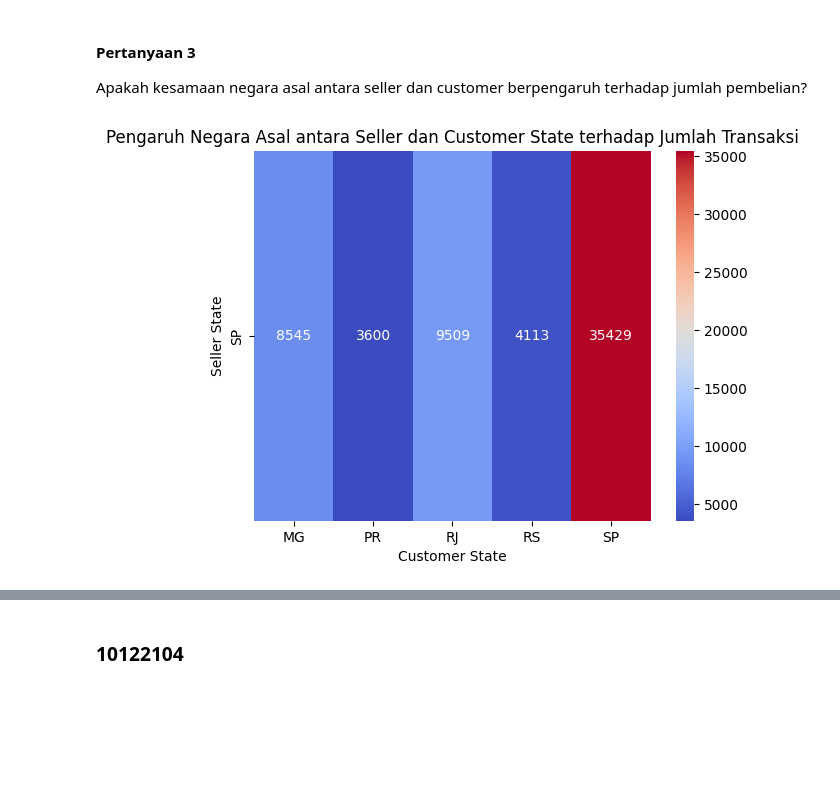
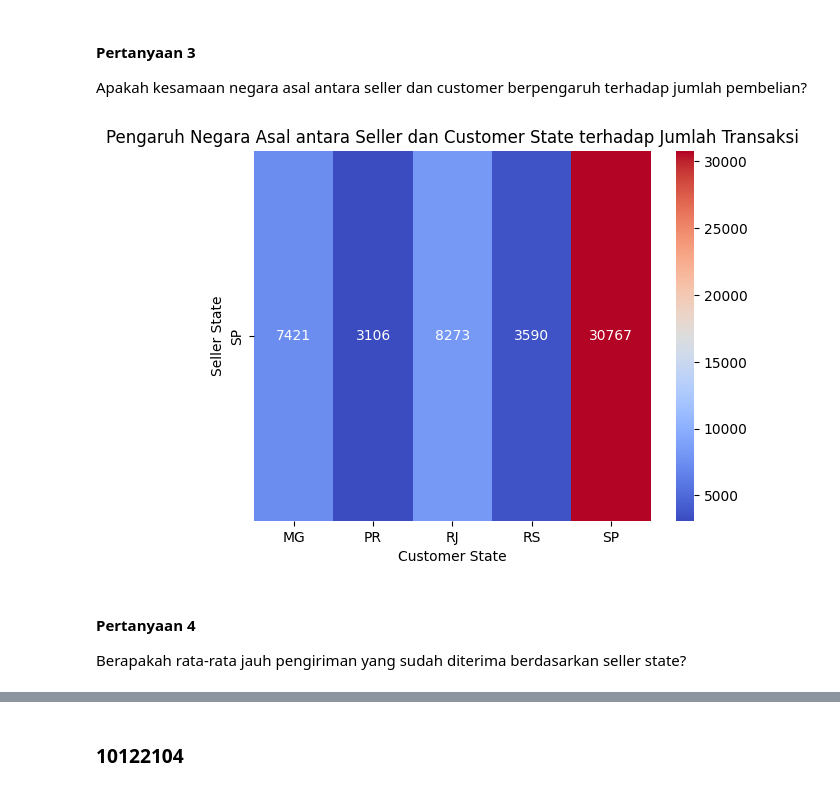
Before and after one commit to janbu12/FuzzyWuzzy, a Jupyter notebook: Tugas_Kelompok_FuzzyWuzzy.ipynb, the cells around one changed output, grey strips where cells are left out. Cells and saved outputs as stored; diff of their text form; code cells hidden in the pictures; blank space fills up the shorter version.

```diff
--- a/Tugas_Kelompok_FuzzyWuzzy.ipynb
+++ b/Tugas_Kelompok_FuzzyWuzzy.ipynb
@@ -1378,17 +1399,21 @@ Apakah kesamaan negara asal antara seller dan customer berpengaruh terhadap juml
 # %%
 orders_concat         = pd.concat([delivered_orders[delivered_orders["order_status"] != "canceled"], shipped_orders[shipped_orders['order_status'] != 'canceled']], ignore_index=True)
 orders_concat         = pd.concat([orders_concat, approved_orders[approved_orders["order_status"] != "canceled"]], ignore_index=True)
 merge_order_for_state = pd.merge(orders_concat, order_items, on='order_id', how='inner')
+merge_order_for_state.drop_duplicates(["order_id"], keep = "last", inplace = True, ignore_index = True)
 transaction_count     = merge_order_for_state.groupby(['seller_state', 'customer_state']).size().reset_index(name='transaction_count')
 top_5_transactions    = transaction_count.nlargest(5, 'transaction_count')
 heatmap_data          = top_5_transactions.pivot_table(index='seller_state', columns='customer_state', values='transaction_count')
 
 del orders_concat, merge_order_for_state, transaction_count, top_5_transactions
 
 sea.heatmap(heatmap_data, cmap='coolwarm', annot=True, fmt='g')
 plt.title('Pengaruh Negara Asal antara Seller dan Customer State terhadap Jumlah Transaksi')
 plt.xlabel('Customer State')
 plt.ylabel('Seller State')
 plt.show()
 # %% [output]
-[figure, old version]
+[figure, new version]
+# %% [markdown]
+#### Pertanyaan 4
+Berapakah rata-rata jauh pengiriman yang sudah diterima berdasarkan seller state?
```
Also changed, not shown: parts of 48 cells of this notebook.
